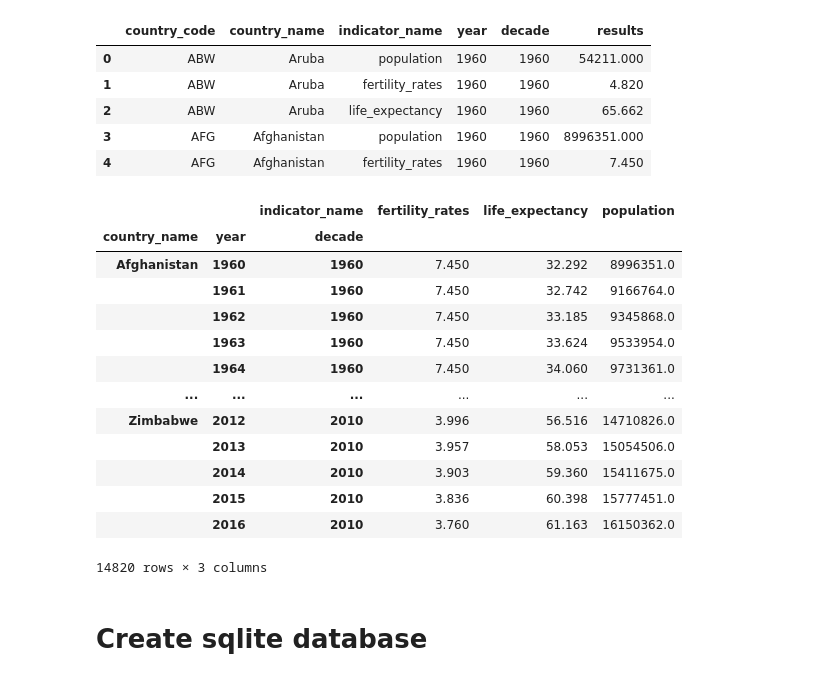
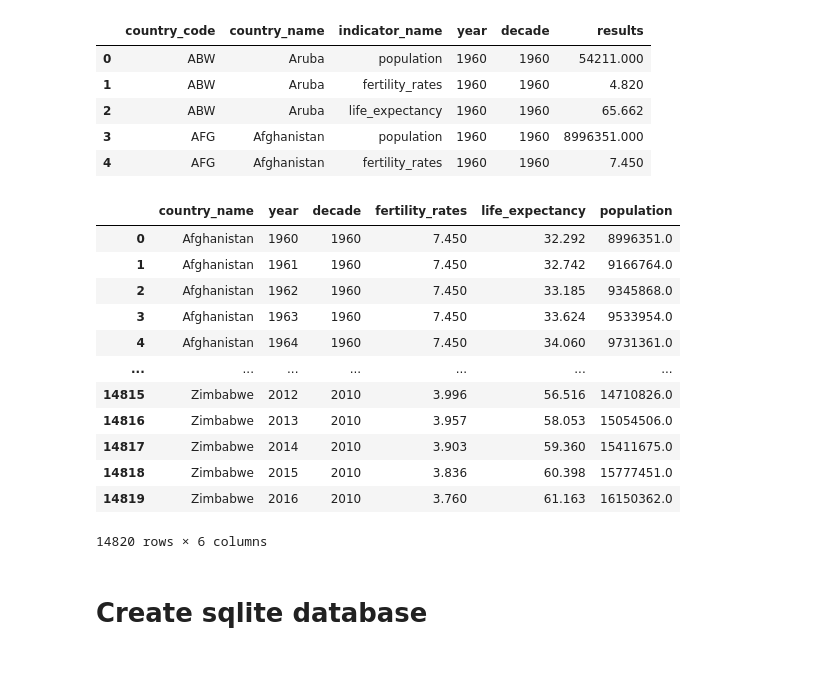
Before and after one commit to Starlinf/ETL_Project, a Jupyter notebook: ETL_pandas.ipynb, the cells around one changed output. Drawn from its saved outputs; the diff is of its cells as text; code cells hidden in the pictures.

```diff
--- a/ETL_pandas.ipynb
+++ b/ETL_pandas.ipynb
@@ -223,23 +223,23 @@ results2.head()
 | 3 | AFG | Afghanistan | population | 1960 | 1960 | 8996351.000 |
 | 4 | AFG | Afghanistan | fertility_rates | 1960 | 1960 | 7.450 |
 # %%
-r3 = results2.pivot_table(index=["country_name", "year", "decade"], columns=["indicator_name"], values="results")
+r3 = results2.pivot_table(index=["country_name", "year", "decade"], columns=["indicator_name"],
+                          values="results").reset_index().rename_axis(None, axis=1)
 r3
 # %% [output]
-|  |  | indicator_name | fertility_rates | life_expectancy | population |
-| country_name | year | decade |  |  |  |
-| Afghanistan | 1960 | 1960 | 7.450 | 32.292 | 8996351.0 |
-|  | 1961 | 1960 | 7.450 | 32.742 | 9166764.0 |
-|  | 1962 | 1960 | 7.450 | 33.185 | 9345868.0 |
-|  | 1963 | 1960 | 7.450 | 33.624 | 9533954.0 |
-|  | 1964 | 1960 | 7.450 | 34.060 | 9731361.0 |
-| ... | ... | ... | ... | ... | ... |
-| Zimbabwe | 2012 | 2010 | 3.996 | 56.516 | 14710826.0 |
-|  | 2013 | 2010 | 3.957 | 58.053 | 15054506.0 |
-|  | 2014 | 2010 | 3.903 | 59.360 | 15411675.0 |
-|  | 2015 | 2010 | 3.836 | 60.398 | 15777451.0 |
-|  | 2016 | 2010 | 3.760 | 61.163 | 16150362.0 |
+|  | country_name | year | decade | fertility_rates | life_expectancy | population |
+| 0 | Afghanistan | 1960 | 1960 | 7.450 | 32.292 | 8996351.0 |
+| 1 | Afghanistan | 1961 | 1960 | 7.450 | 32.742 | 9166764.0 |
+| 2 | Afghanistan | 1962 | 1960 | 7.450 | 33.185 | 9345868.0 |
+| 3 | Afghanistan | 1963 | 1960 | 7.450 | 33.624 | 9533954.0 |
+| 4 | Afghanistan | 1964 | 1960 | 7.450 | 34.060 | 9731361.0 |
+| ... | ... | ... | ... | ... | ... | ... |
+| 14815 | Zimbabwe | 2012 | 2010 | 3.996 | 56.516 | 14710826.0 |
+| 14816 | Zimbabwe | 2013 | 2010 | 3.957 | 58.053 | 15054506.0 |
+| 14817 | Zimbabwe | 2014 | 2010 | 3.903 | 59.360 | 15411675.0 |
+| 14818 | Zimbabwe | 2015 | 2010 | 3.836 | 60.398 | 15777451.0 |
+| 14819 | Zimbabwe | 2016 | 2010 | 3.760 | 61.163 | 16150362.0 |
-14820 rows × 3 columns
+14820 rows × 6 columns
 # %% [markdown]
 # Create sqlite database
 # %%
```
Also changed, not shown: parts of 2 cells of this notebook.
